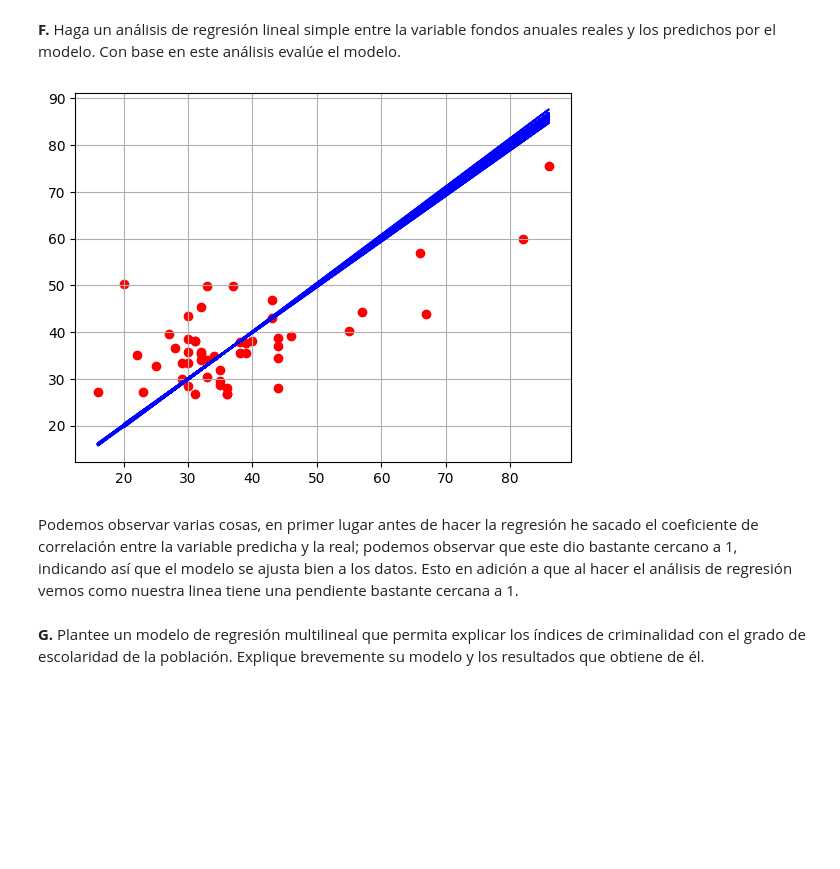
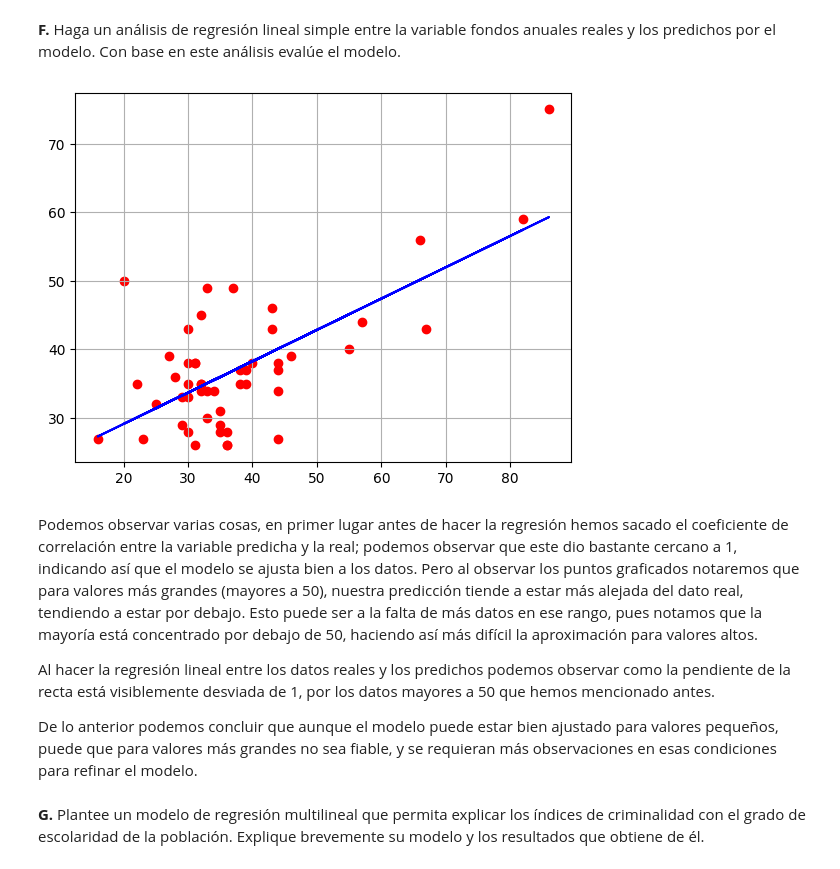
Before and after one commit to bermudez05/Siniestralidad_Bogota_BD, a Jupyter notebook: Taller 4/Taller_4.ipynb, the cells around one changed output. Saved outputs shown, nothing was run; the diff lists cells and outputs as text; code cells hidden in the pictures; blank space fills up the shorter version.

```diff
--- a/Taller 4/Taller_4.ipynb
+++ b/Taller 4/Taller_4.ipynb
@@ -253,25 +249,18 @@ print("Coeficiente de correlación = ",c)
 Coeficiente de correlación =  [[0.96829506]]
 # %% [markdown]
 <b>F.</b> Haga un análisis de regresión lineal simple entre la variable fondos anuales reales y los predichos por el modelo. Con base en este análisis evalúe el modelo.
-# %%
-a = np.inner(Y_pred,Y_pred)
-b = np.sum(Y_pred)
-c = np.inner(Y_pred,Y)
-d = np.sum(Y)
-N = len(Y_pred)
-Delta = a*N-b*b
-A =(N*c-b*d)/Delta
-B =(a*d-b*c)/Delta
-Y_p = A*Y+B #Y_p es la Y predicha por el modelo de regresión simple
-            #Y_pred es la Y predicha por el modelo de regresión múltiple
-plt.grid(True)
-plt.scatter(Y,Y_pred, color='red')
-plt.plot(Y,Y_p, color='blue')
-plt.show()
-# %% [output]
-[figure, removed]
-# %% [markdown]
-Podemos observar varias cosas, en primer lugar antes de hacer la regresión he sacado el coeficiente de correlación entre la variable predicha y la real; podemos observar que este dio bastante cercano a 1, indicando así que el modelo se ajusta bien a los datos. Esto en adición a que al hacer el análisis de regresión vemos como nuestra linea tiene una pendiente bastante cercana a 1.
+# %%
+Y_aux=np.array([int(x[0]) for x in Y])
+Y_pred_aux=np.array([int(x[0]) for x in Y_pred])
+linear_regression(Y_aux, Y_pred_aux)
+# %% [output]
+[figure, added]
+# %% [markdown]
+Podemos observar varias cosas, en primer lugar antes de hacer la regresión hemos sacado el coeficiente de correlación entre la variable predicha y la real; podemos observar que este dio bastante cercano a 1, indicando así que el modelo se ajusta bien a los datos. Pero al observar los puntos graficados notaremos que para valores más grandes (mayores a 50), nuestra predicción tiende a estar más alejada del dato real, tendiendo a estar por debajo. Esto puede ser a la falta de más datos en ese rango, pues notamos que la mayoría está concentrado por debajo de 50, haciendo así más difícil la aproximación para valores altos.
+
+Al hacer la regresión lineal entre los datos reales y los predichos podemos observar como la pendiente de la recta está visiblemente desviada de 1, por los datos mayores a 50 que hemos mencionado antes.
+
+De lo anterior podemos concluir que aunque el modelo puede estar bien ajustado para valores pequeños, puede que para valores más grandes no sea fiable, y se requieran más observaciones en esas condiciones para refinar el modelo.
 # %% [markdown]
 <b>G.</b> Plantee un modelo de regresión multilineal que permita explicar los índices de criminalidad con el grado de escolaridad de la población. Explique brevemente su modelo y los resultados que obtiene de él.
 # %% [markdown]
```
Also changed, not shown: parts of 5 cells of this notebook.
